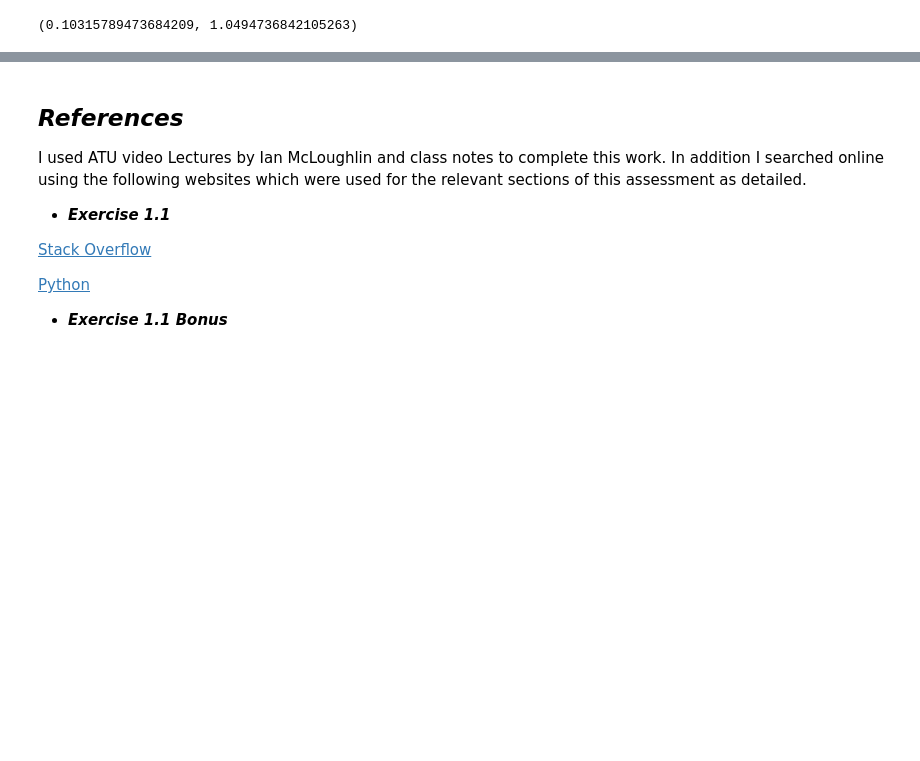
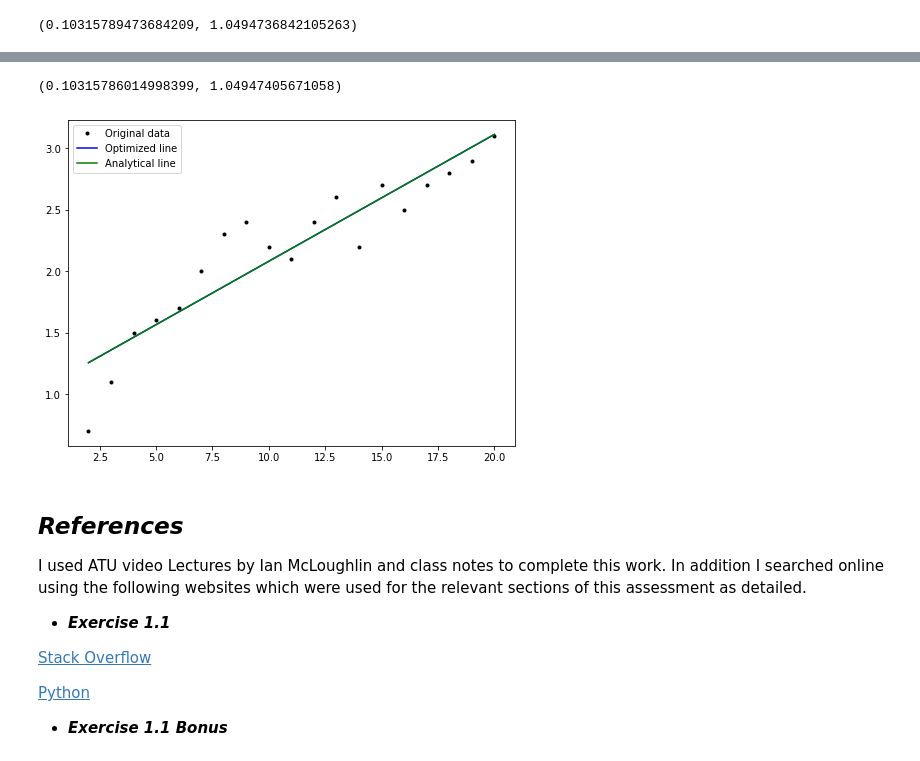
Before and after one commit to LauraBrogan/2022-MLS-Assessment, a Jupyter notebook: Regular Tasks/Models-Tasks.ipynb, the cells around one changed output, grey strips where cells are left out. Drawn from its saved outputs; the diff is of its cells as text; code cells hidden in the pictures; blank space fills up the shorter version.

```diff
--- a/Regular Tasks/Models-Tasks.ipynb
+++ b/Regular Tasks/Models-Tasks.ipynb
@@ -108,0 +101,21 @@ TypeError: can't multiply sequence by non-int of type 'numpy.float64'
+# %%
+# We are going to use minimize function in scipy.optimize.
+# So - what do we need? First we need a function to minimze.
+
+# x and y are have fixed values in this scenario as above.
+
+# The function to be minimized - the cost function.
+# It must take a single argument! But our cost function takes 2: m and c.
+# So, we'll put them in a list called MC. e.g. MC = (5, 10)
+def cost(MC):
+    # Unpack the values m and c.
+    m, c = MC
+    # We need the data points in this function.
+    cost = np.sum((y - m * x - c)**2)
+    # Return that value.
+    return cost
+# %%
+# https://docs.scipy.org/doc/scipy/reference/generated/scipy.optimize.minimize.html#scipy.optimize.minimize
+result = so.minimize(cost, (2.0, 2.0))
+# Show the results.
+result
@@ -109,3 +134,22 @@ TypeError: can't multiply sequence by non-int of type 'numpy.float64'
+# %%
+# Extract the optimized m and c.
+m_o, c_o = result.x
+# Print them.
+m_o, c_o
+# %% [output]
+(0.10315786014998399, 1.04947405671058)
+# %%
+# Plot the best fit line from the optimization.
+fig, ax = plt.subplots(figsize=(8, 6))
+ax.plot(x, y, 'k.', label='Original data')
+ax.plot(x, m_o * x + c_o, 'b-', label='Optimized line')
+ax.plot(x, m_a * x + c_a, 'g-', label='Analytical line')
+ax.legend()
+
+# Show the plot.
+plt.show()
+# %% [output]
+[figure, added]
 # %% [markdown]
 ## ***References***
 I used ATU video Lectures by Ian McLoughlin and class notes to complete this work.
```
Also changed, not shown: parts of 9 cells of this notebook, 1 other file.
